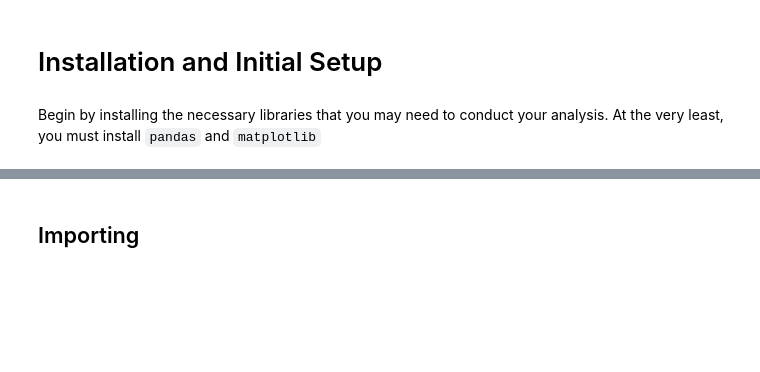
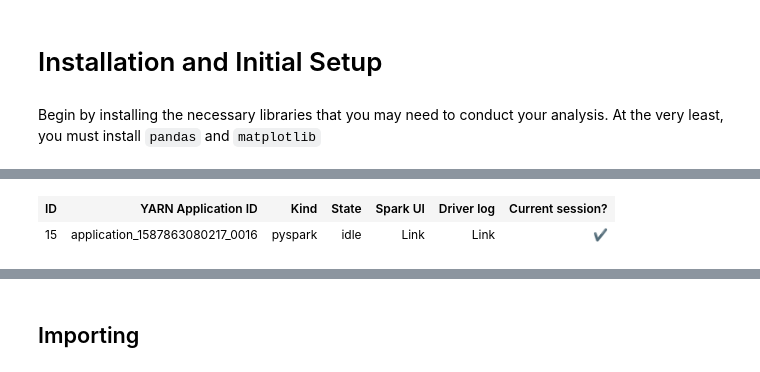
Before and after one commit to YuboC/STA9760_Yelp_Data_Analysis, a Jupyter notebook: Analysis.ipynb, the cells around one changed output, grey strips where cells are left out. Cells and saved outputs as stored; diff of their text form; code cells hidden in the pictures; blank space fills up the shorter version.

```diff
--- a/Analysis.ipynb
+++ b/Analysis.ipynb
@@ -33,9 +9,10 @@ windmill                   1.6
 # %%
 sc.install_pypi_package("pandas==1.0.3")
+
 sc.install_pypi_package("matplotlib==3.2.1")
-sc.install_pypi_package("seaborn==0.10.1")
-sc.install_pypi_package("scipy==1.4.1")
-sc.install_pypi_package("numpy==1.18.4")
-sc.install_pypi_package("scikit-learn==0.22.2")
+
+sc.install_pypi_package("seaborn==0.10.0")
+
+sc.list_packages()
 # %% [output]
 [interactive output not drawn]
@@ -58,0 +20,2 @@ ERROR: python36-sagemaker-pyspark 1.2.6 requires pyspark==2.3.2, which is not in
+| ID | YARN Application ID | Kind | State | Spark UI | Driver log | Current session? |
+| 15 | application_1587863080217_0016 | pyspark | idle | Link | Link | ✔ |
```
Also changed, not shown: parts of 93 cells of this notebook.
